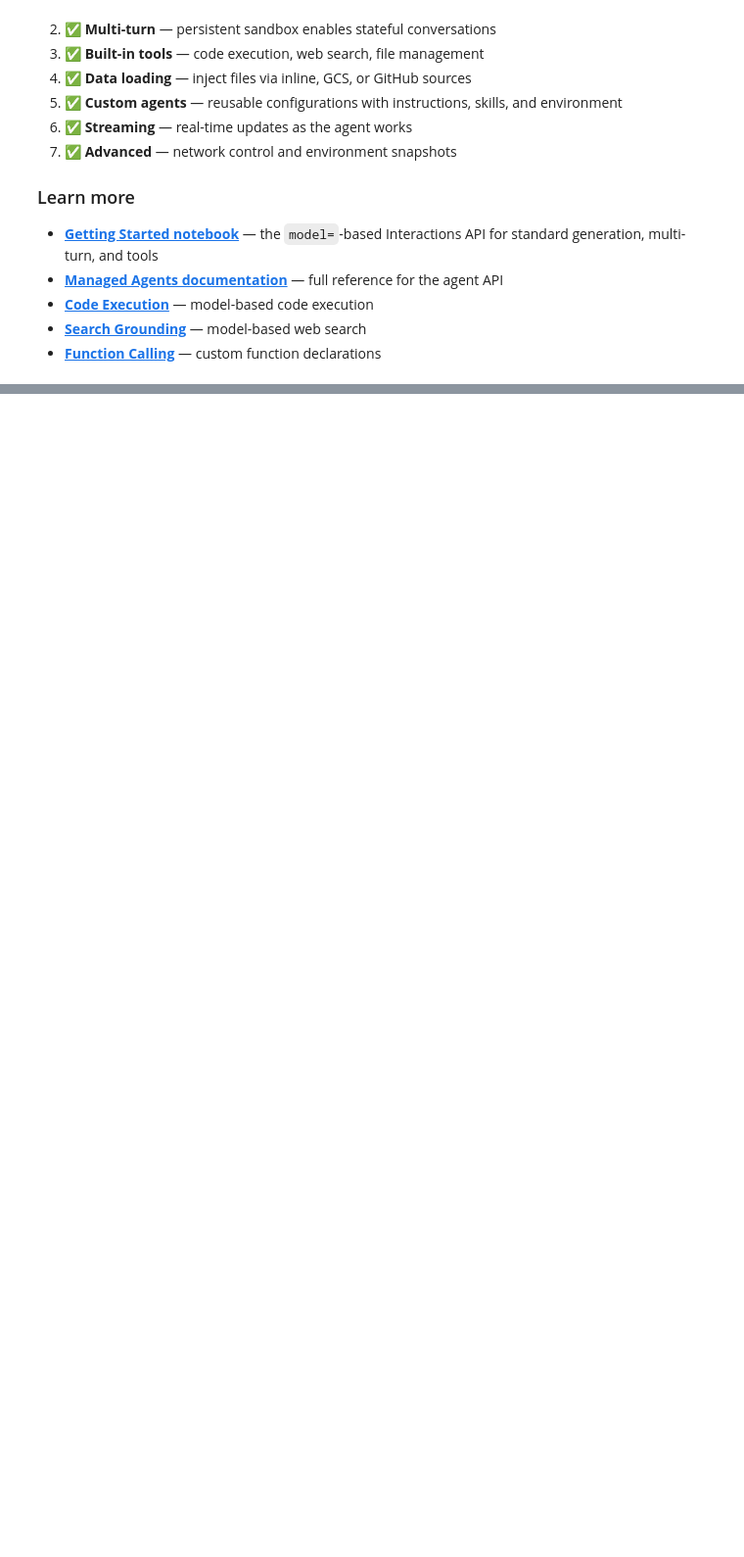
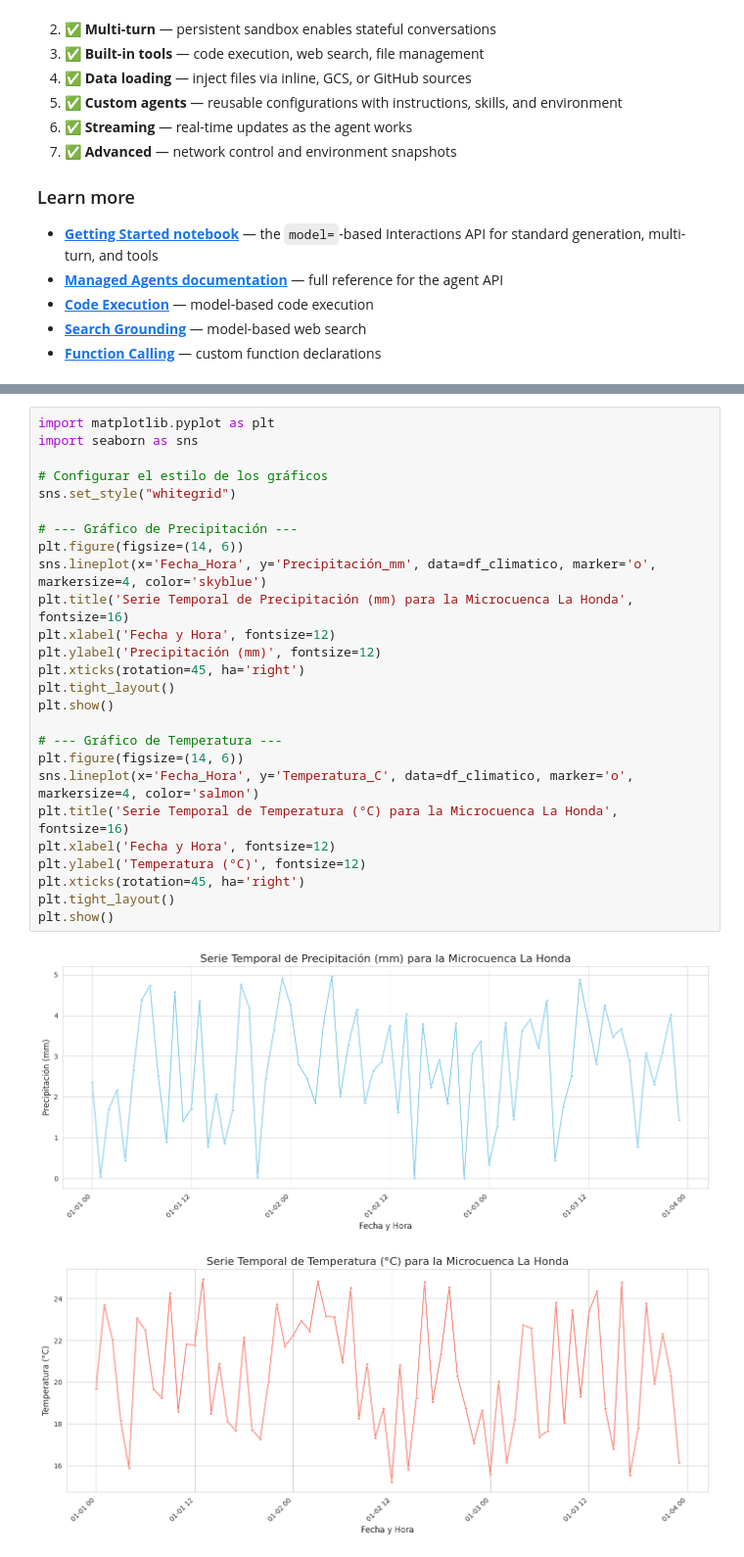
Before and after one commit to HILDA1972MORENO/DESHBOARD---LA-HONDA-, a Jupyter notebook: quickstarts/Get_started_managed_agents.ipynb, the cells around one changed output, grey strips where cells are left out. Shown at 98% size. Cells and saved outputs as stored; diff of their text form; blank space fills up the shorter version.

```diff
--- a/quickstarts/Get_started_managed_agents.ipynb
+++ b/quickstarts/Get_started_managed_agents.ipynb
@@ -928,0 +1111,29 @@ You've walked through the core capabilities of managed agents:
+# %%
+import matplotlib.pyplot as plt
+import seaborn as sns
+
+# Configurar el estilo de los gráficos
+sns.set_style("whitegrid")
+
+# --- Gráfico de Precipitación ---
+plt.figure(figsize=(14, 6))
+sns.lineplot(x='Fecha_Hora', y='Precipitación_mm', data=df_climatico, marker='o', markersize=4, color='skyblue')
+plt.title('Serie Temporal de Precipitación (mm) para la Microcuenca La Honda', fontsize=16)
+plt.xlabel('Fecha y Hora', fontsize=12)
+plt.ylabel('Precipitación (mm)', fontsize=12)
+plt.xticks(rotation=45, ha='right')
+plt.tight_layout()
+plt.show()
+
+# --- Gráfico de Temperatura ---
+plt.figure(figsize=(14, 6))
+sns.lineplot(x='Fecha_Hora', y='Temperatura_C', data=df_climatico, marker='o', markersize=4, color='salmon')
+plt.title('Serie Temporal de Temperatura (°C) para la Microcuenca La Honda', fontsize=16)
+plt.xlabel('Fecha y Hora', fontsize=12)
+plt.ylabel('Temperatura (°C)', fontsize=12)
+plt.xticks(rotation=45, ha='right')
+plt.tight_layout()
+plt.show()
+# %% [output]
+[figure, added]
+[figure, added]
```
Also changed, not shown: parts of 10 cells of this notebook.
